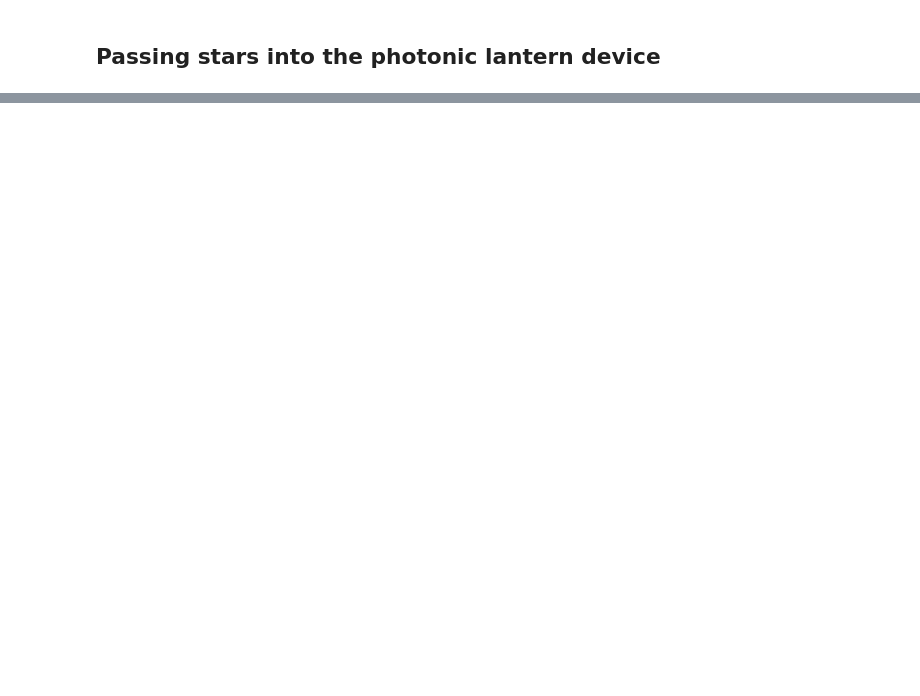
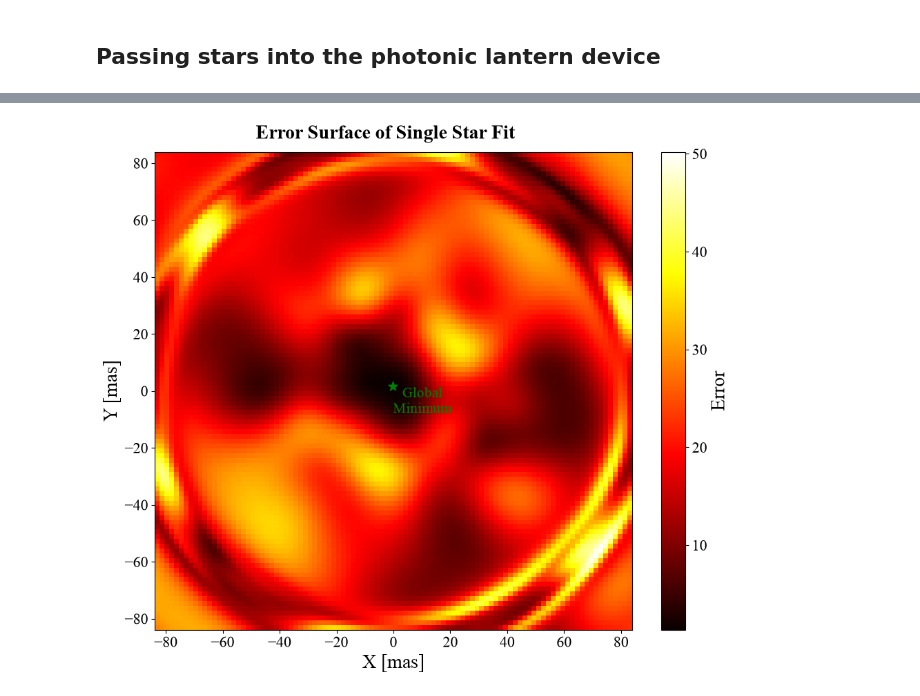
Before and after one commit to saividyud/Second-Year-Project, a Jupyter notebook: fitting.ipynb, the cells around one changed output, grey strips where cells are left out. Drawn from its saved outputs; the diff is of its cells as text; code cells hidden in the pictures; blank space fills up the shorter version.

```diff
--- a/fitting.ipynb
+++ b/fitting.ipynb
@@ -194,0 +207,36 @@ Shape of fractional intensities: (N_SPEC x N_OUTPUTS) -> (150, 10)
+# %%
+# Defining a grid to try pass into the optimization function
+xs = np.linspace(-photonic_lantern_device.angular_extent, photonic_lantern_device.angular_extent, 100)
+ys = np.linspace(-photonic_lantern_device.angular_extent, photonic_lantern_device.angular_extent, 100)
+
+XS, YS = np.meshgrid(xs, ys)
+
+# Passing each position into the optimization function
+deltas = np.zeros_like(XS)
+
+for i, x in enumerate(xs):
+    for j, y in enumerate(ys):
+        delta = photonic_lantern_device._single_star_objective((x, y), fractional_intensity)
+        deltas[j, i] = delta
+# %%
+fig = plt.figure()
+fig.set_constrained_layout(True)
+ax = fig.add_subplot()
+
+fig.suptitle('Error Surface of Single Star Fit')
+
+img = ax.imshow(deltas, origin='lower', extent=[xs[0], xs[-1], ys[0], ys[-1]], cmap='hot')
+
+ax.scatter(result.x[0], result.x[1], marker='*', c='green', s=100)
+ax.text(result.x[0], result.x[1], s='Global\nMinimum', fontsize=15, va='top', color='green', ma='center')
+
+fig.colorbar(img, ax=ax, location='right', label=r'Error')
+
+ax.set_xlabel('X [mas]')
+ax.set_ylabel('Y [mas]')
+
+ax.set_aspect('equal')
+
+plt.show()
+# %% [output]
+[figure, added]
```
Also changed, not shown: parts of 10 cells of this notebook, 2 other files.
